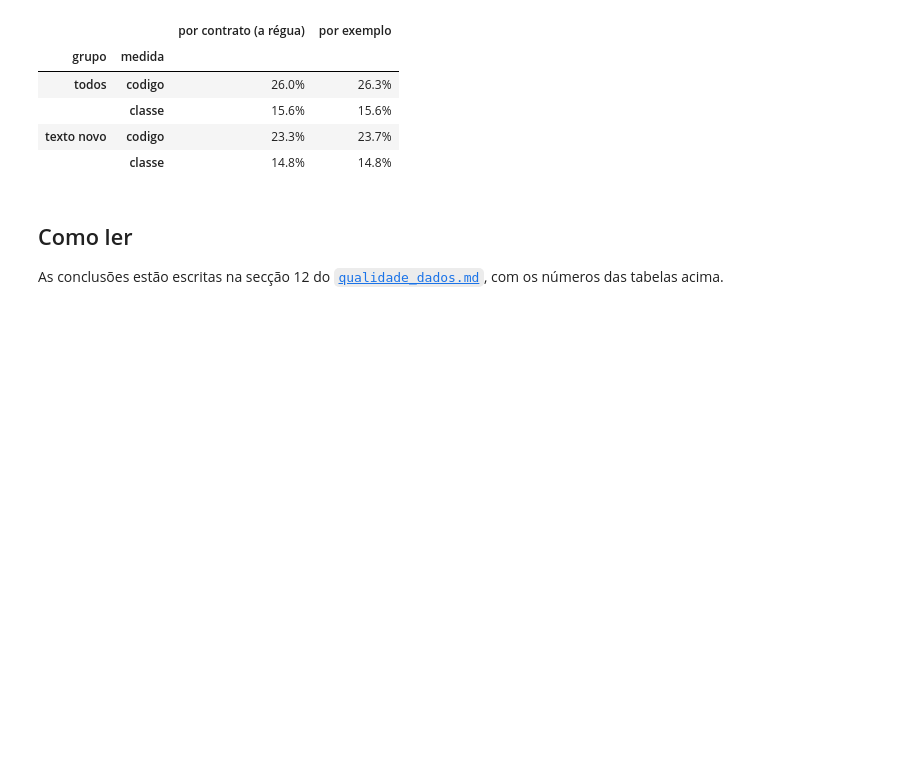
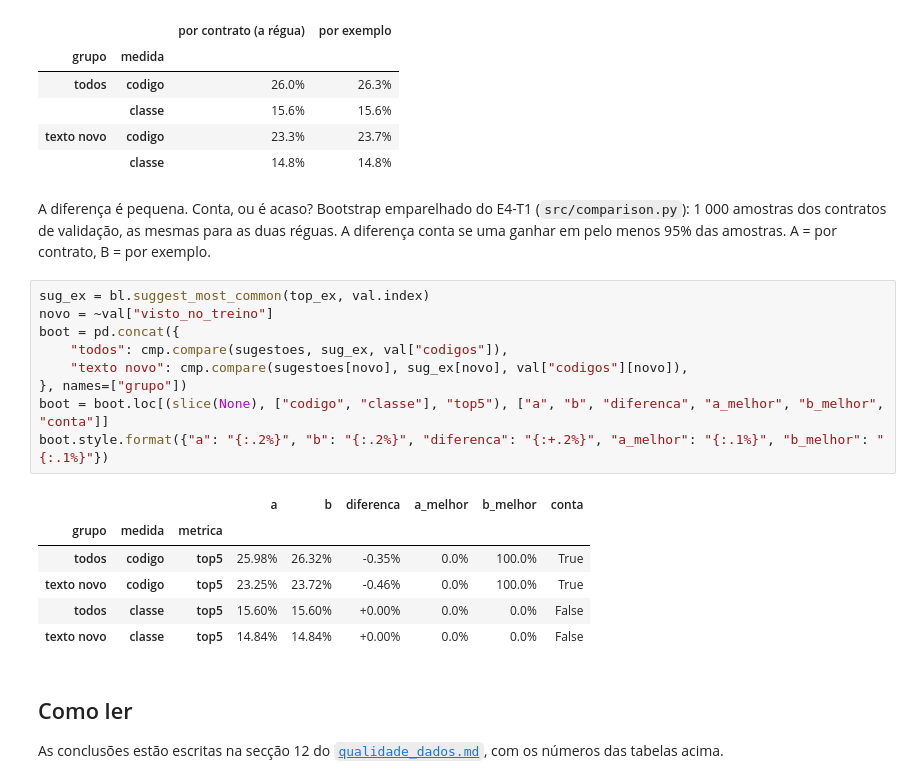
Before and after one commit to ricardoo022/cpv-portal-base, a Jupyter notebook: notebooks/03_regua.ipynb, the cells around one changed output. Cells and saved outputs as stored; diff of their text form; blank space fills up the shorter version.

```diff
--- a/notebooks/03_regua.ipynb
+++ b/notebooks/03_regua.ipynb
@@ -182,6 +184,24 @@ lado.loc[(slice(None), ["codigo", "classe"]), :].style.format("{:.1%}")
 |  | classe | 15.6% | 15.6% |
 | texto novo | codigo | 23.3% | 23.7% |
 |  | classe | 14.8% | 14.8% |
+# %% [markdown]
+A diferença é pequena. Conta, ou é acaso? Bootstrap emparelhado do E4-T1 (`src/comparison.py`): 1 000 amostras dos contratos de validação, as mesmas para as duas réguas. A diferença conta se uma ganhar em pelo menos 95% das amostras. A = por contrato, B = por exemplo.
+# %%
+sug_ex = bl.suggest_most_common(top_ex, val.index)
+novo = ~val["visto_no_treino"]
+boot = pd.concat({
+    "todos": cmp.compare(sugestoes, sug_ex, val["codigos"]),
+    "texto novo": cmp.compare(sugestoes[novo], sug_ex[novo], val["codigos"][novo]),
+}, names=["grupo"])
+boot = boot.loc[(slice(None), ["codigo", "classe"], "top5"), ["a", "b", "diferenca", "a_melhor", "b_melhor", "conta"]]
+boot.style.format({"a": "{:.2%}", "b": "{:.2%}", "diferenca": "{:+.2%}", "a_melhor": "{:.1%}", "b_melhor": "{:.1%}"})
+# %% [output]
+|  |  |  | a | b | diferenca | a_melhor | b_melhor | conta |
+| grupo | medida | metrica |  |  |  |  |  |  |
+| todos | codigo | top5 | 25.98% | 26.32% | -0.35% | 0.0% | 100.0% | True |
+| texto novo | codigo | top5 | 23.25% | 23.72% | -0.46% | 0.0% | 100.0% | True |
+| todos | classe | top5 | 15.60% | 15.60% | +0.00% | 0.0% | 0.0% | False |
+| texto novo | classe | top5 | 14.84% | 14.84% | +0.00% | 0.0% | 0.0% | False |
 # %% [markdown]
 ## Como ler
 
```
Also changed, not shown: parts of 3 cells of this notebook, 3 other files.
